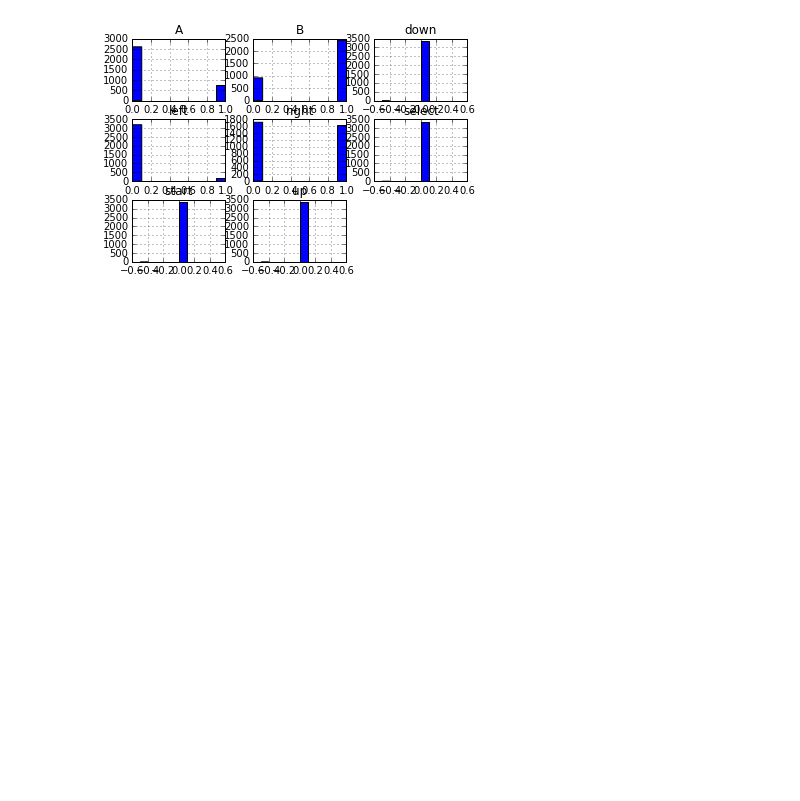
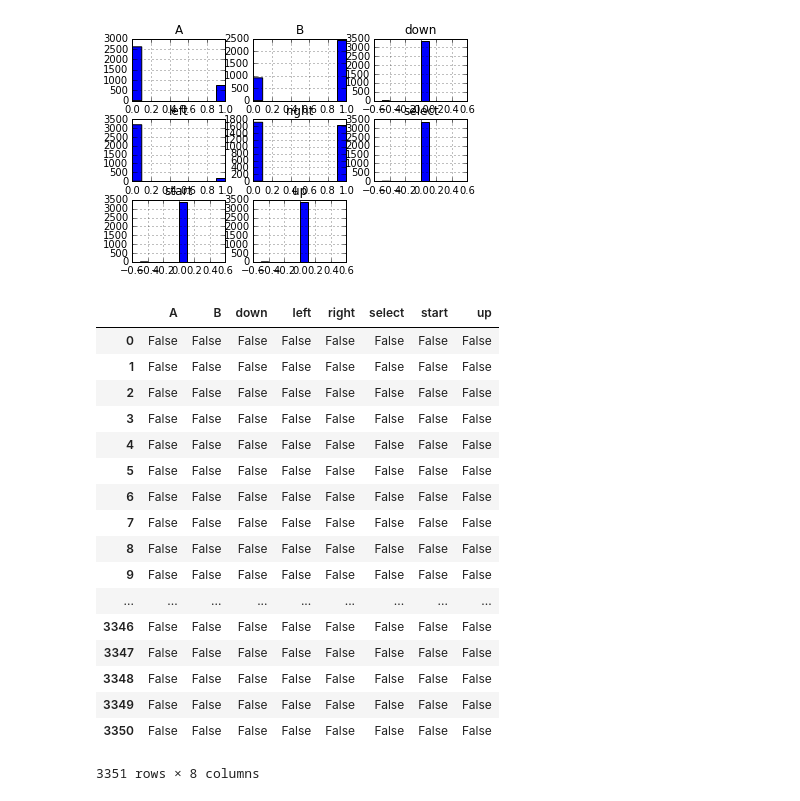
Before and after one commit to PeerM/neslearn_bachelor, a Jupyter notebook: hsa/basic_emu.ipynb, the cells around one changed output. Drawn from its saved outputs; the diff is of its cells as text; code cells hidden in the pictures; blank space fills up the shorter version.

Commit message:
first working version of mimik net

```diff
--- a/hsa/basic_emu.ipynb
+++ b/hsa/basic_emu.ipynb
@@ -86,0 +92,21 @@ array([[<matplotlib.axes._subplots.AxesSubplot object at 0x...>,
+# %%
+pandas.read_hdf("mario_1_1_first.hdf", key="inputs")
+# %% [output]
+|  | A | B | down | left | right | select | start | up |
+| 0 | False | False | False | False | False | False | False | False |
+| 1 | False | False | False | False | False | False | False | False |
+| 2 | False | False | False | False | False | False | False | False |
+| 3 | False | False | False | False | False | False | False | False |
+| 4 | False | False | False | False | False | False | False | False |
+| 5 | False | False | False | False | False | False | False | False |
+| 6 | False | False | False | False | False | False | False | False |
+| 7 | False | False | False | False | False | False | False | False |
+| 8 | False | False | False | False | False | False | False | False |
+| 9 | False | False | False | False | False | False | False | False |
+| ... | ... | ... | ... | ... | ... | ... | ... | ... |
+| 3346 | False | False | False | False | False | False | False | False |
+| 3347 | False | False | False | False | False | False | False | False |
+| 3348 | False | False | False | False | False | False | False | False |
+| 3349 | False | False | False | False | False | False | False | False |
+| 3350 | False | False | False | False | False | False | False | False |
+3351 rows × 8 columns
```
Also changed, not shown: parts of 3 cells of this notebook, 6 other files.
